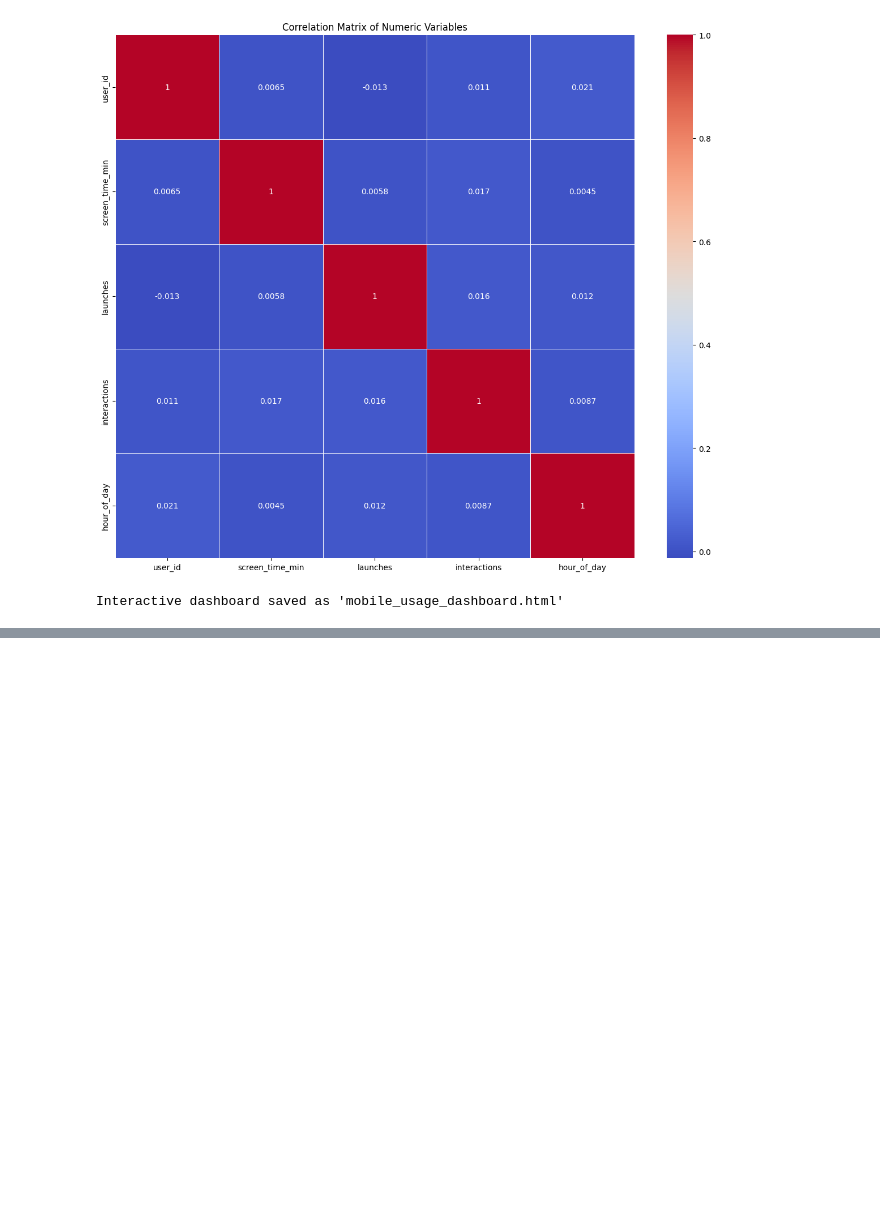
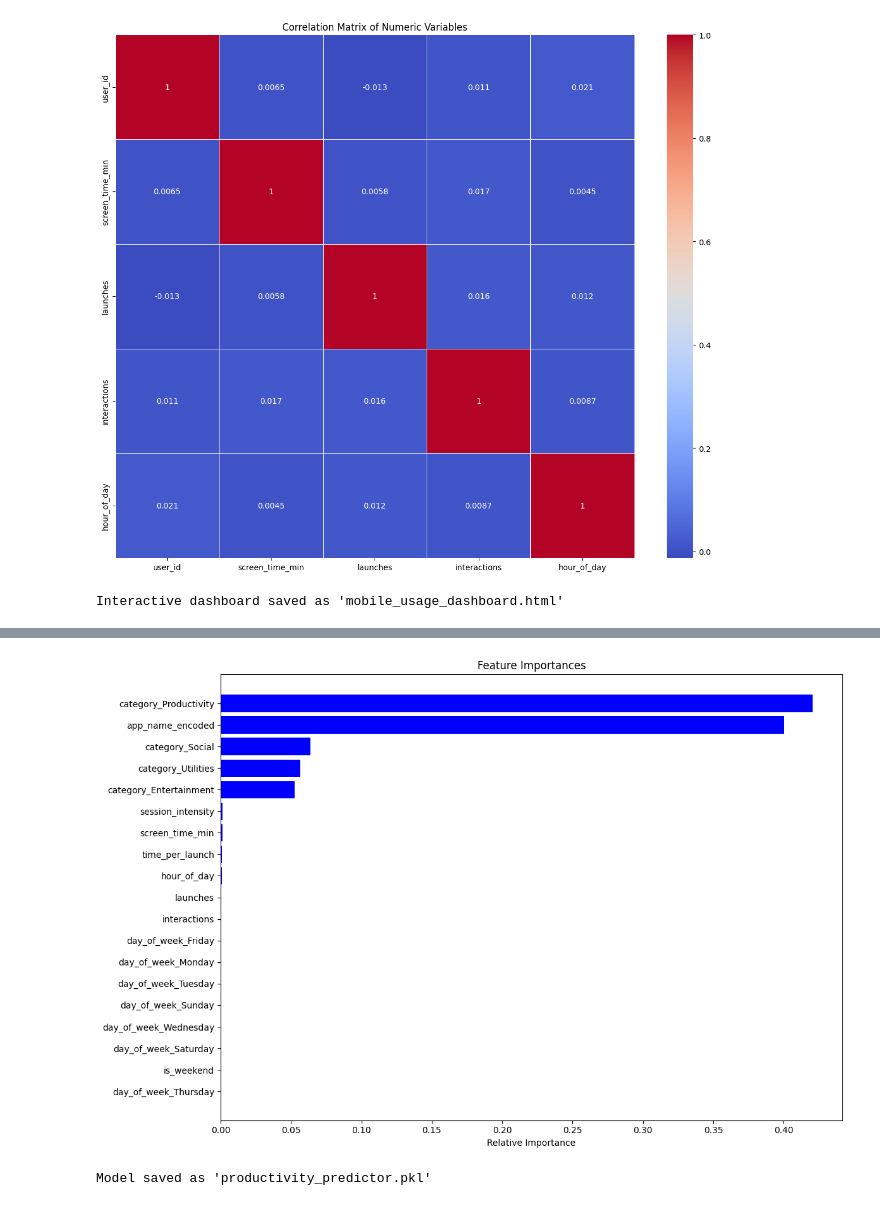
Before and after one commit to Jiyanson/mobile-screen-time, a Jupyter notebook: Screen Time .ipynb, the cells around one changed output, grey strips where cells are left out. Drawn from its saved outputs; the diff is of its cells as text; code cells hidden in the pictures; blank space fills up the shorter version.

```diff
--- a/Screen Time .ipynb
+++ b/Screen Time .ipynb
@@ -393,0 +515,4 @@ Interactive dashboard saved as 'mobile_usage_dashboard.html'
+# %%
+from sklearn.model_selection import train_test_split
+X_train, X_test, y_train, y_test = train_test_split(
+    X, y, test_size=0.2, random_state=42, stratify=y)
@@ -393,0 +525,6 @@ Interactive dashboard saved as 'mobile_usage_dashboard.html'
+# %%
+# Handle categorical features
+categorical_features = ['day_of_week', 'category', 'app_name']
+numeric_features = ['hour_of_day', 'screen_time_min', 'launches',
+                   'interactions', 'session_intensity',
+                   'time_per_launch', 'is_weekend']
@@ -393,0 +643,39 @@ Interactive dashboard saved as 'mobile_usage_dashboard.html'
+# %%
+# Feature importance
+rf_model = final_model.named_steps['classifier']
+try:
+    # Get feature names after preprocessing
+    feature_names = (
+        numeric_features +
+        list(final_model.named_steps['preprocessor']
+            .named_transformers_['cat_day']
+            .get_feature_names_out(['day_of_week'])) +
+        list(final_model.named_steps['preprocessor']
+            .named_transformers_['cat_cat']
+            .get_feature_names_out(['category'])) +
+        ['app_name_encoded']
+    )
+
+    importances = rf_model.feature_importances_
+    indices = np.argsort(importances)[::-1]
+
+    plt.figure(figsize=(12, 8))
+    plt.title("Feature Importances")
+    plt.barh(range(len(indices[:20])), importances[indices[:20]][::-1], color='b', align='center')
+    plt.yticks(range(len(indices[:20])), [feature_names[i] for i in indices[:20]][::-1])
+    plt.xlabel('Relative Importance')
+    plt.tight_layout()
+    plt.savefig('feature_importances.png')
+    plt.show()
+
+except Exception as e:
+    print("\nCould not plot feature importances:", str(e))
+# %% [output]
+[figure, added]
+# %%
+# Save model
+import joblib
+joblib.dump(final_model, 'productivity_predictor.pkl')
+print("\nModel saved as 'productivity_predictor.pkl'")
+# %% [output]
+Model saved as 'productivity_predictor.pkl'
```
Also changed, not shown: parts of 27 cells of this notebook.
